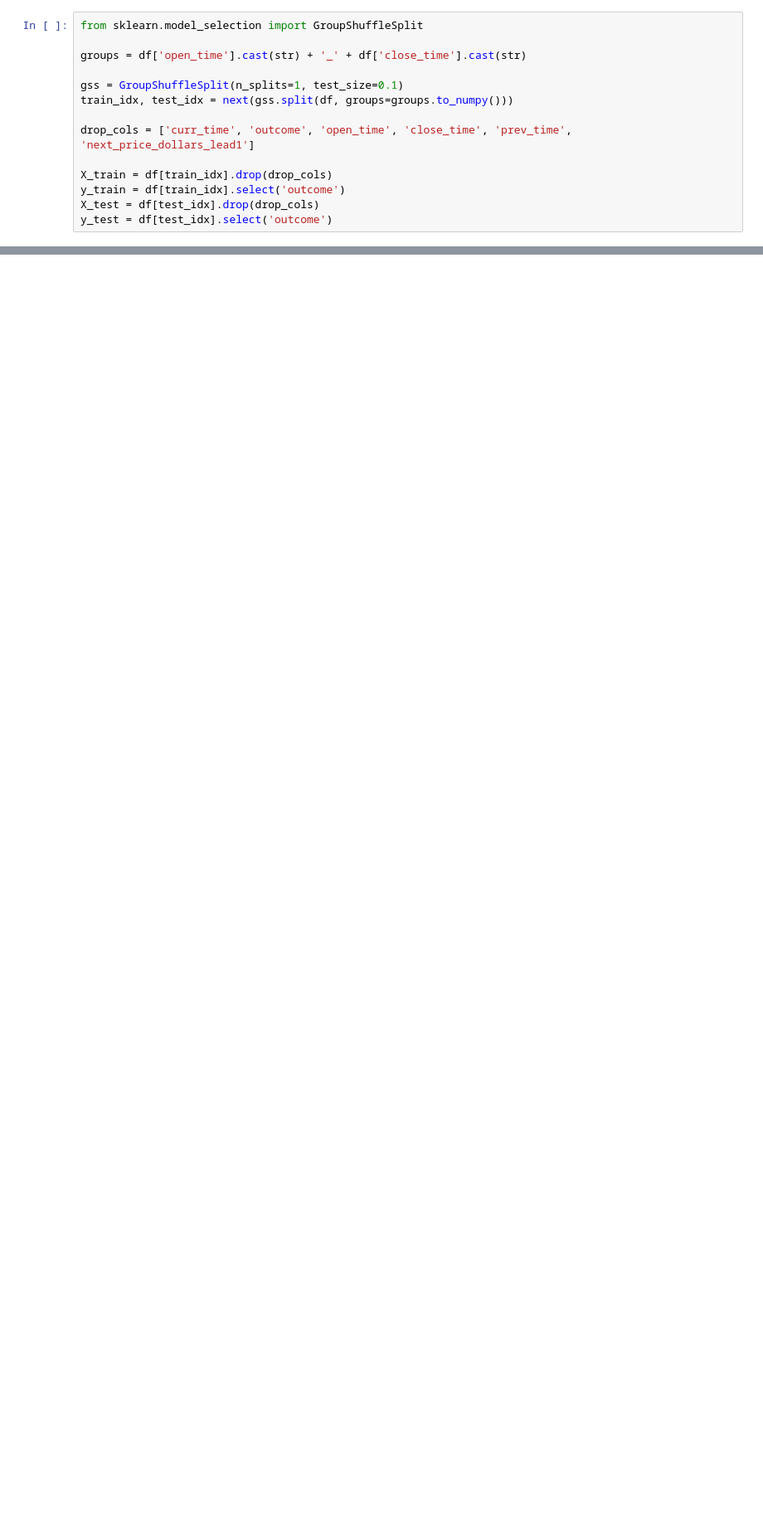
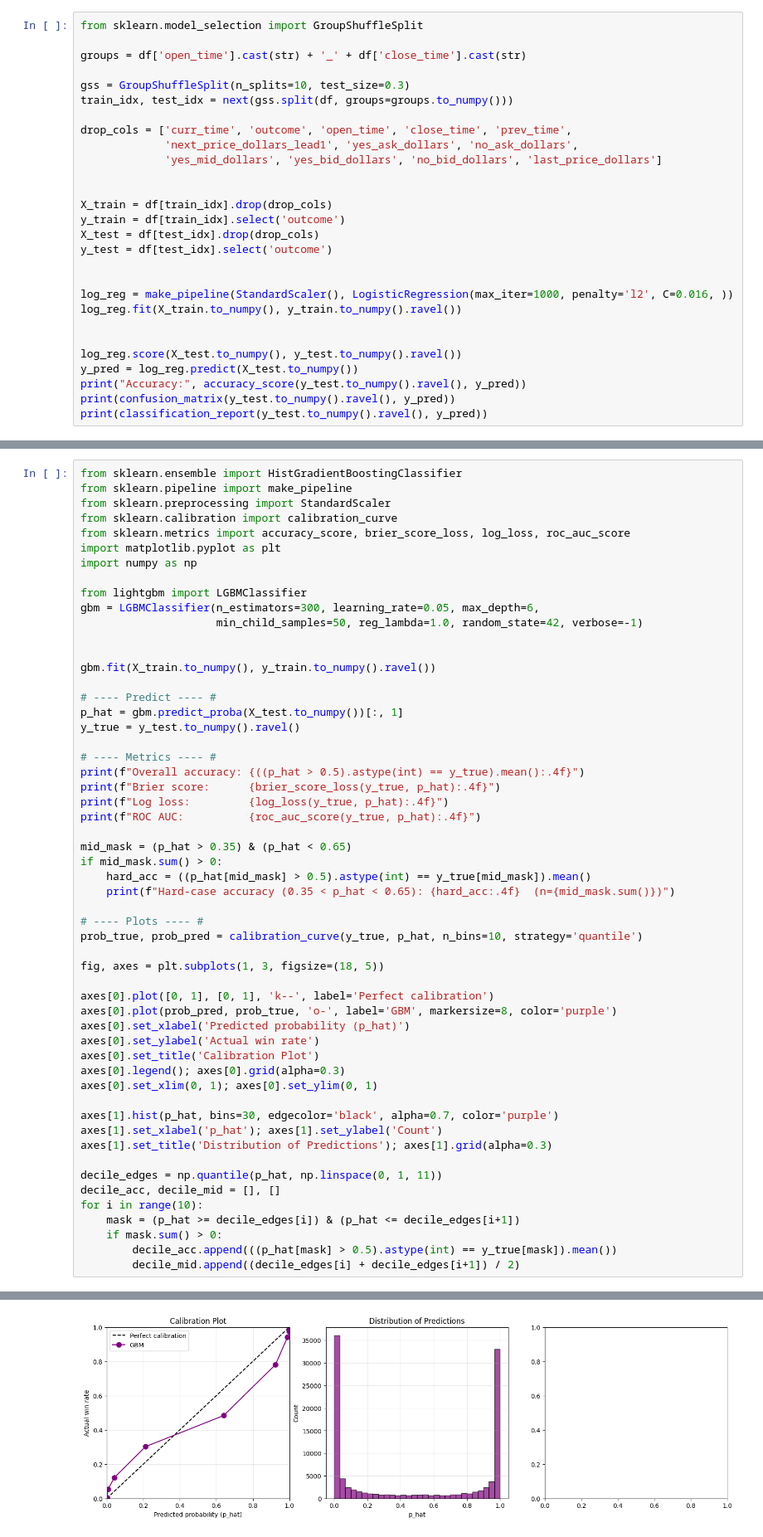
Before and after one commit to erxcshi/crypto_pred_market, a Jupyter notebook: models/log_reg.ipynb, the cells around one changed output, grey strips where cells are left out. Shown at 83% size. Cells and saved outputs as stored; diff of their text form; blank space fills up the shorter version.

```diff
--- a/models/log_reg.ipynb
+++ b/models/log_reg.ipynb
@@ -56,12 +63,26 @@ from sklearn.model_selection import GroupShuffleSplit
 
 groups = df['open_time'].cast(str) + '_' + df['close_time'].cast(str)
 
-gss = GroupShuffleSplit(n_splits=1, test_size=0.1)
+gss = GroupShuffleSplit(n_splits=10, test_size=0.3)
 train_idx, test_idx = next(gss.split(df, groups=groups.to_numpy()))
 
-drop_cols = ['curr_time', 'outcome', 'open_time', 'close_time', 'prev_time', 'next_price_dollars_lead1']
+drop_cols = ['curr_time', 'outcome', 'open_time', 'close_time', 'prev_time',
+             'next_price_dollars_lead1', 'yes_ask_dollars', 'no_ask_dollars',
+             'yes_mid_dollars', 'yes_bid_dollars', 'no_bid_dollars', 'last_price_dollars']
+
 
 X_train = df[train_idx].drop(drop_cols)
 y_train = df[train_idx].select('outcome')
 X_test = df[test_idx].drop(drop_cols)
 y_test = df[test_idx].select('outcome')
+
+
+log_reg = make_pipeline(StandardScaler(), LogisticRegression(max_iter=1000, penalty='l2', C=0.016, ))
+log_reg.fit(X_train.to_numpy(), y_train.to_numpy().ravel())
+
+
+log_reg.score(X_test.to_numpy(), y_test.to_numpy().ravel())
+y_pred = log_reg.predict(X_test.to_numpy())
+print("Accuracy:", accuracy_score(y_test.to_numpy().ravel(), y_pred))
+print(confusion_matrix(y_test.to_numpy().ravel(), y_pred))
+print(classification_report(y_test.to_numpy().ravel(), y_pred))
@@ -67,0 +384,56 @@ y_test = df[test_idx].select('outcome')
+# %%
+from sklearn.ensemble import HistGradientBoostingClassifier
+from sklearn.pipeline import make_pipeline
+from sklearn.preprocessing import StandardScaler
+from sklearn.calibration import calibration_curve
+from sklearn.metrics import accuracy_score, brier_score_loss, log_loss, roc_auc_score
+import matplotlib.pyplot as plt
+import numpy as np
+
+from lightgbm import LGBMClassifier
+gbm = LGBMClassifier(n_estimators=300, learning_rate=0.05, max_depth=6,
+                     min_child_samples=50, reg_lambda=1.0, random_state=42, verbose=-1)
+
+
+gbm.fit(X_train.to_numpy(), y_train.to_numpy().ravel())
+
+# ---- Predict ---- #
+p_hat = gbm.predict_proba(X_test.to_numpy())[:, 1]
+y_true = y_test.to_numpy().ravel()
+
+# ---- Metrics ---- #
+print(f"Overall accuracy: {((p_hat > 0.5).astype(int) == y_true).mean():.4f}")
+print(f"Brier score:      {brier_score_loss(y_true, p_hat):.4f}")
+print(f"Log loss:         {log_loss(y_true, p_hat):.4f}")
+print(f"ROC AUC:          {roc_auc_score(y_true, p_hat):.4f}")
+
+mid_mask = (p_hat > 0.35) & (p_hat < 0.65)
+if mid_mask.sum() > 0:
+    hard_acc = ((p_hat[mid_mask] > 0.5).astype(int) == y_true[mid_mask]).mean()
+    print(f"Hard-case accuracy (0.35 < p_hat < 0.65): {hard_acc:.4f}  (n={mid_mask.sum()})")
+
+# ---- Plots ---- #
+prob_true, prob_pred = calibration_curve(y_true, p_hat, n_bins=10, strategy='quantile')
+
+fig, axes = plt.subplots(1, 3, figsize=(18, 5))
+
+axes[0].plot([0, 1], [0, 1], 'k--', label='Perfect calibration')
+axes[0].plot(prob_pred, prob_true, 'o-', label='GBM', markersize=8, color='purple')
+axes[0].set_xlabel('Predicted probability (p_hat)')
+axes[0].set_ylabel('Actual win rate')
+axes[0].set_title('Calibration Plot')
+axes[0].legend(); axes[0].grid(alpha=0.3)
+axes[0].set_xlim(0, 1); axes[0].set_ylim(0, 1)
+
+axes[1].hist(p_hat, bins=30, edgecolor='black', alpha=0.7, color='purple')
+axes[1].set_xlabel('p_hat'); axes[1].set_ylabel('Count')
+axes[1].set_title('Distribution of Predictions'); axes[1].grid(alpha=0.3)
+
+decile_edges = np.quantile(p_hat, np.linspace(0, 1, 11))
+decile_acc, decile_mid = [], []
+for i in range(10):
+    mask = (p_hat >= decile_edges[i]) & (p_hat <= decile_edges[i+1])
+    if mask.sum() > 0:
+        decile_acc.append(((p_hat[mask] > 0.5).astype(int) == y_true[mask]).mean())
+        decile_mid.append((decile_edges[i] + decile_edges[i+1]) / 2)
+# %% [output]
@@ -68,2 +445,3 @@ y_test = df[test_idx].select('outcome')
+[figure, added]
 # %%
 import matplotlib.pyplot as plt
```
Also changed, not shown: parts of 23 cells of this notebook, 18 other files.
